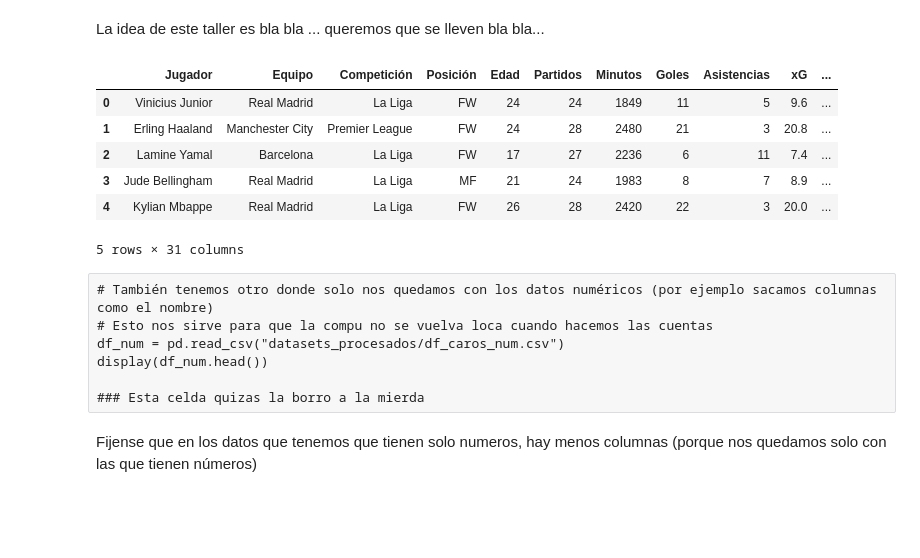
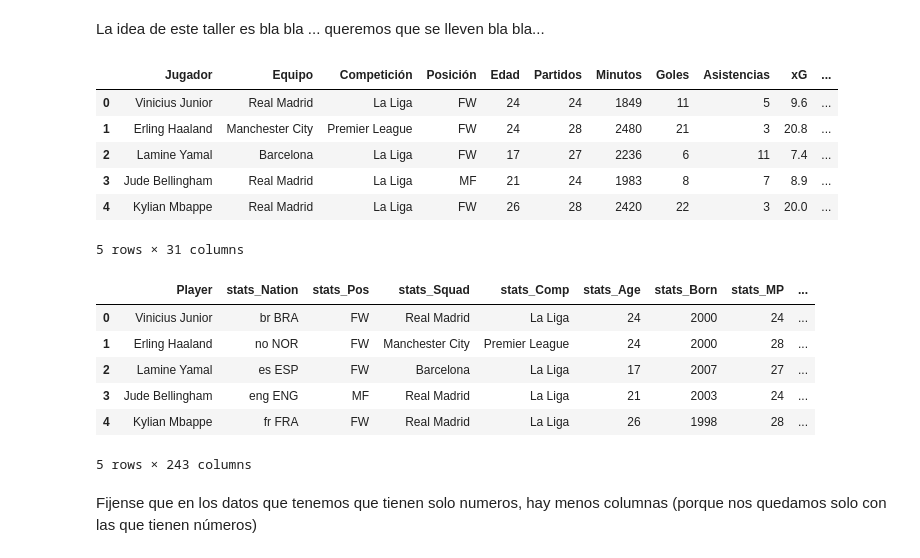
Before and after one commit to faustomartinez/taller-futbol-analytics, a Jupyter notebook: taller.ipynb, the cells around one changed output. Saved outputs shown, nothing was run; the diff lists cells and outputs as text; code cells hidden in the pictures; blank space fills up the shorter version.

```diff
--- a/taller.ipynb
+++ b/taller.ipynb
@@ -25,21 +29,21 @@ df = pd.read_csv("datasets_procesados/df_reducido.csv")
 # %%
 # Podemos obtener una primera visualización de los datos viendo sus primeras 5 filas con el comando head()
-display(df.head())
+display(df.head(), df_completo.head())
 # %% [output]
 |  | Jugador | Equipo | Competición | Posición | Edad | Partidos | Minutos | Goles | Asistencias | xG | ... |
 | 0 | Vinicius Junior | Real Madrid | La Liga | FW | 24 | 24 | 1849 | 11 | 5 | 9.6 | ... |
 | 1 | Erling Haaland | Manchester City | Premier League | FW | 24 | 28 | 2480 | 21 | 3 | 20.8 | ... |
 | 2 | Lamine Yamal | Barcelona | La Liga | FW | 17 | 27 | 2236 | 6 | 11 | 7.4 | ... |
 | 3 | Jude Bellingham | Real Madrid | La Liga | MF | 21 | 24 | 1983 | 8 | 7 | 8.9 | ... |
 | 4 | Kylian Mbappe | Real Madrid | La Liga | FW | 26 | 28 | 2420 | 22 | 3 | 20.0 | ... |
 5 rows × 31 columns
+|  | Player | stats_Nation | stats_Pos | stats_Squad | stats_Comp | stats_Age | stats_Born | stats_MP | ... |
+| 0 | Vinicius Junior | br BRA | FW | Real Madrid | La Liga | 24 | 2000 | 24 | ... |
+| 1 | Erling Haaland | no NOR | FW | Manchester City | Premier League | 24 | 2000 | 28 | ... |
+| 2 | Lamine Yamal | es ESP | FW | Barcelona | La Liga | 17 | 2007 | 27 | ... |
+| 3 | Jude Bellingham | eng ENG | MF | Real Madrid | La Liga | 21 | 2003 | 24 | ... |
+| 4 | Kylian Mbappe | fr FRA | FW | Real Madrid | La Liga | 26 | 1998 | 28 | ... |
+5 rows × 243 columns
-# %% [raw]
-# También tenemos otro donde solo nos quedamos con los datos numéricos (por ejemplo sacamos columnas como el nombre)
-# Esto nos sirve para que la compu no se vuelva loca cuando hacemos las cuentas
-df_num = pd.read_csv("datasets_procesados/df_caros_num.csv")
-display(df_num.head())
-
-### Esta celda quizas la borro a la mierda
 # %% [markdown]
 Fijense que en los datos que tenemos que tienen solo numeros, hay menos columnas (porque nos quedamos solo con las que tienen números)
 # %%
```
Also changed, not shown: parts of 35 cells of this notebook, 4 other files.
